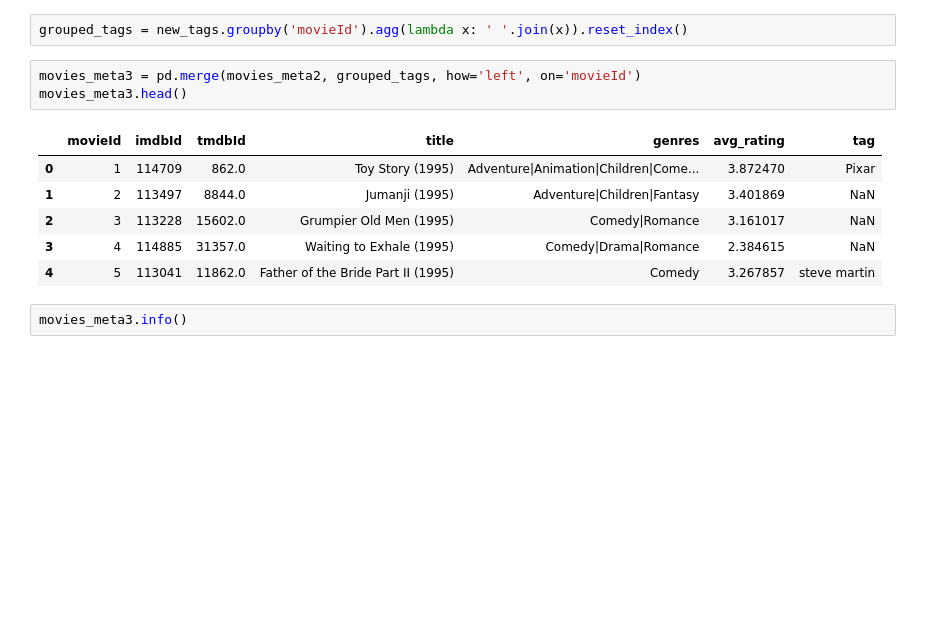
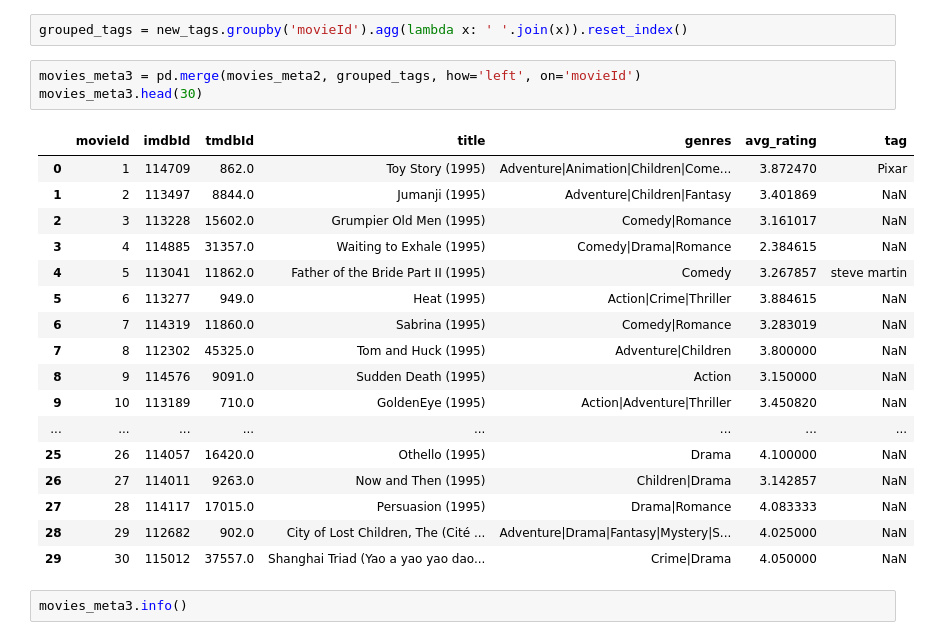
Before and after one commit to nikasso/movie2vec, a Jupyter notebook: eda/ml-latest-small_eda.ipynb, the cells around one changed output. Drawn from its saved outputs; the diff is of its cells as text; blank space fills up the shorter version.

```diff
--- a/eda/ml-latest-small_eda.ipynb
+++ b/eda/ml-latest-small_eda.ipynb
@@ -177,14 +177,25 @@ new_tags.head()
 grouped_tags = new_tags.groupby('movieId').agg(lambda x: ' '.join(x)).reset_index()
 # %%
 movies_meta3 = pd.merge(movies_meta2, grouped_tags, how='left', on='movieId')
-movies_meta3.head()
+movies_meta3.head(30)
 # %% [output]
 |  | movieId | imdbId | tmdbId | title | genres | avg_rating | tag |
 | 0 | 1 | 114709 | 862.0 | Toy Story (1995) | Adventure|Animation|Children|Come... | 3.872470 | Pixar |
 | 1 | 2 | 113497 | 8844.0 | Jumanji (1995) | Adventure|Children|Fantasy | 3.401869 | NaN |
 | 2 | 3 | 113228 | 15602.0 | Grumpier Old Men (1995) | Comedy|Romance | 3.161017 | NaN |
 | 3 | 4 | 114885 | 31357.0 | Waiting to Exhale (1995) | Comedy|Drama|Romance | 2.384615 | NaN |
 | 4 | 5 | 113041 | 11862.0 | Father of the Bride Part II (1995) | Comedy | 3.267857 | steve martin |
+| 5 | 6 | 113277 | 949.0 | Heat (1995) | Action|Crime|Thriller | 3.884615 | NaN |
+| 6 | 7 | 114319 | 11860.0 | Sabrina (1995) | Comedy|Romance | 3.283019 | NaN |
+| 7 | 8 | 112302 | 45325.0 | Tom and Huck (1995) | Adventure|Children | 3.800000 | NaN |
+| 8 | 9 | 114576 | 9091.0 | Sudden Death (1995) | Action | 3.150000 | NaN |
+| 9 | 10 | 113189 | 710.0 | GoldenEye (1995) | Action|Adventure|Thriller | 3.450820 | NaN |
+| ... | ... | ... | ... | ... | ... | ... | ... |
+| 25 | 26 | 114057 | 16420.0 | Othello (1995) | Drama | 4.100000 | NaN |
+| 26 | 27 | 114011 | 9263.0 | Now and Then (1995) | Children|Drama | 3.142857 | NaN |
+| 27 | 28 | 114117 | 17015.0 | Persuasion (1995) | Drama|Romance | 4.083333 | NaN |
+| 28 | 29 | 112682 | 902.0 | City of Lost Children, The (Cité ... | Adventure|Drama|Fantasy|Mystery|S... | 4.025000 | NaN |
+| 29 | 30 | 115012 | 37557.0 | Shanghai Triad (Yao a yao yao dao... | Crime|Drama | 4.050000 | NaN |
 # %%
 movies_meta3.info()
 # %% [output]
```
Also changed, not shown: 3 other files.
